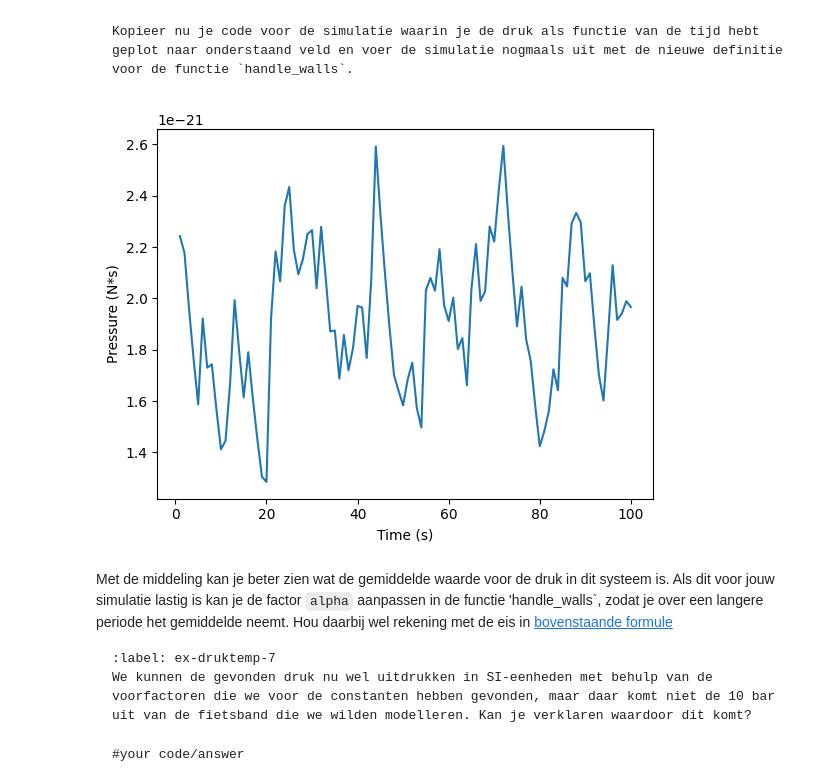
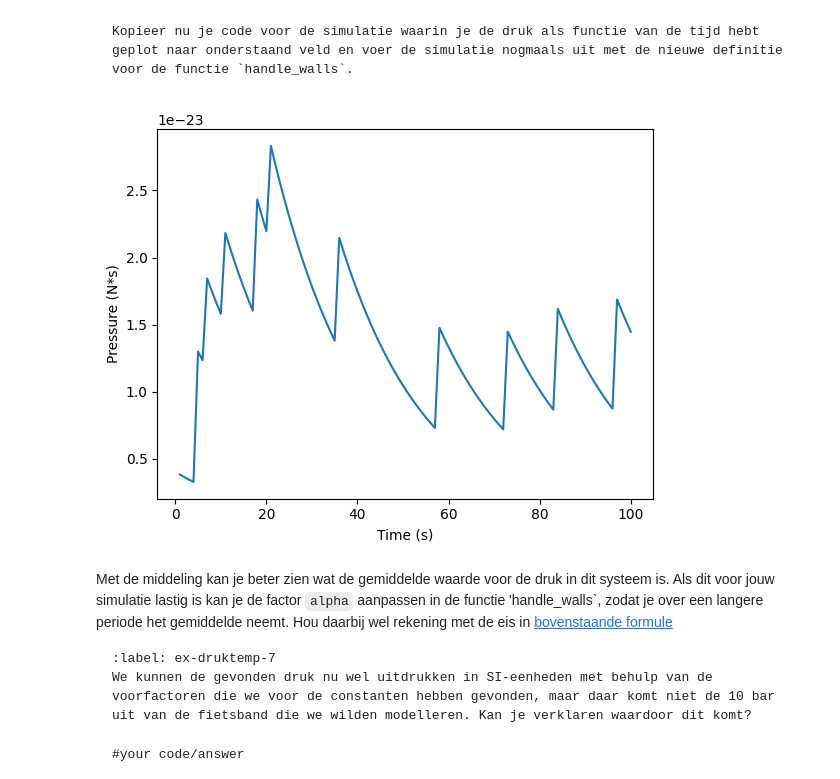
Before and after one commit to JSlootsTUD/Jesse-en-Justin, a Jupyter notebook: Content/PySim/5_druktemp.ipynb, the cells around one changed output. Cells and saved outputs as stored; diff of their text form; code cells hidden in the pictures.

````diff
--- a/Content/PySim/5_druktemp.ipynb
+++ b/Content/PySim/5_druktemp.ipynb
@@ -36,10 +36,10 @@ import numpy as np
 import matplotlib.pyplot as plt
 from matplotlib.animation import FuncAnimation
 
-BOX_SIZE_0 = 10 #m^2   (dus 10 meter lang, en 10 meter breed)                # Hoogte en breedte startvolume (in vul je gekozen eenheid in)
+BOX_SIZE_0 = 100 #dm^2   (dus 10 meter lang, en 10 meter breed)                # Hoogte en breedte startvolume (in vul je gekozen eenheid in)
 N = 40                          # Aantal deeltjes
-V_0 =           411 #m/s               # Startsnelheid van deeltjes (vul je gekozen eenheid in)
-RADIUS =        0.3 #m                # Straal van moleculen
+V_0 =           411 #decam/s               # Startsnelheid van deeltjes (vul je gekozen eenheid in)
+RADIUS =        0.3 #nm                # Straal van moleculen
 DT = 1/2000 #s                          # Tijdstap om geen botsing te missen
 
 # met deze waarden ( die niet zo realistisch zijn) werkt de simulatie goed en snel.
@@ -368,35 +368,35 @@ def handle_walls(particles):
     for p in particles:
         left_right_collision(p)
         top_down_collision(p)
-    alpha = 0.1
+    alpha = 0.05
     pressure = alpha * impulse_outward / (4 * BOX_SIZE_0 * DT) + (1-alpha) * pressure # omtrek volume is oppervlak (2D sim)
 # %% [markdown]
 ```{exercise}
 Kopieer nu je code voor de simulatie waarin je de druk als functie van de tijd hebt geplot naar onderstaand veld en voer de simulatie nogmaals uit met de nieuwe definitie voor de functie `handle_walls`.
 ```
 # %%
-# RUIMTE VOOR GEKOPIEERDE FUNCTIE
-N=40
-BOX_SIZE_0 = 10 #m^2
+# # RUIMTE VOOR GEKOPIEERDE FUNCTIE
+# N=40
+# BOX_SIZE_0 = 10 #m^2
 
 particles = []
 pressures = np.zeros(100, dtype=float)
 times = np.linspace(1, 100, 100)
 
 create_particles(particles)
 
 for i in range(100):
     take_time_step(particles)
     if handle_walls:
         pressures[i] = pressure
 
 plt.figure()
 plt.xlabel('Time (s)')
 plt.ylabel('Pressure (N*s)')
 plt.plot(times, pressures)
 plt.show()
 # %% [output]
-[figure, old version]
+[figure, new version]
 # %% [markdown]
 Met de middeling kan je beter zien wat de gemiddelde waarde voor de druk in dit systeem is. Als dit voor jouw simulatie lastig is kan je de factor `alpha` aanpassen in de functie 'handle_walls`, zodat je over een langere periode het gemiddelde neemt. Hou daarbij wel rekening met de eis in [bovenstaande formule](int_norm)
 
````
Also changed, not shown: parts of 2 cells of this notebook.
